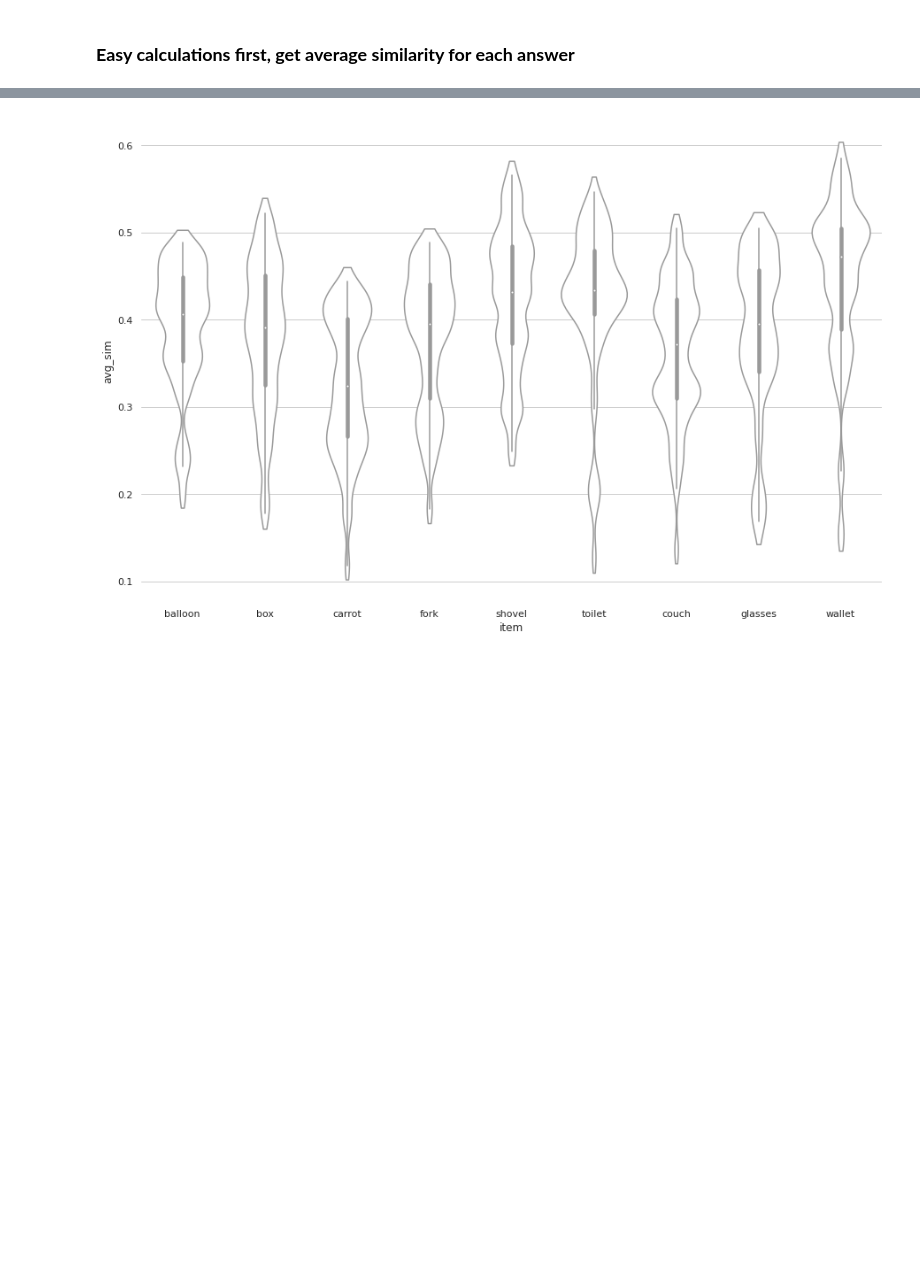
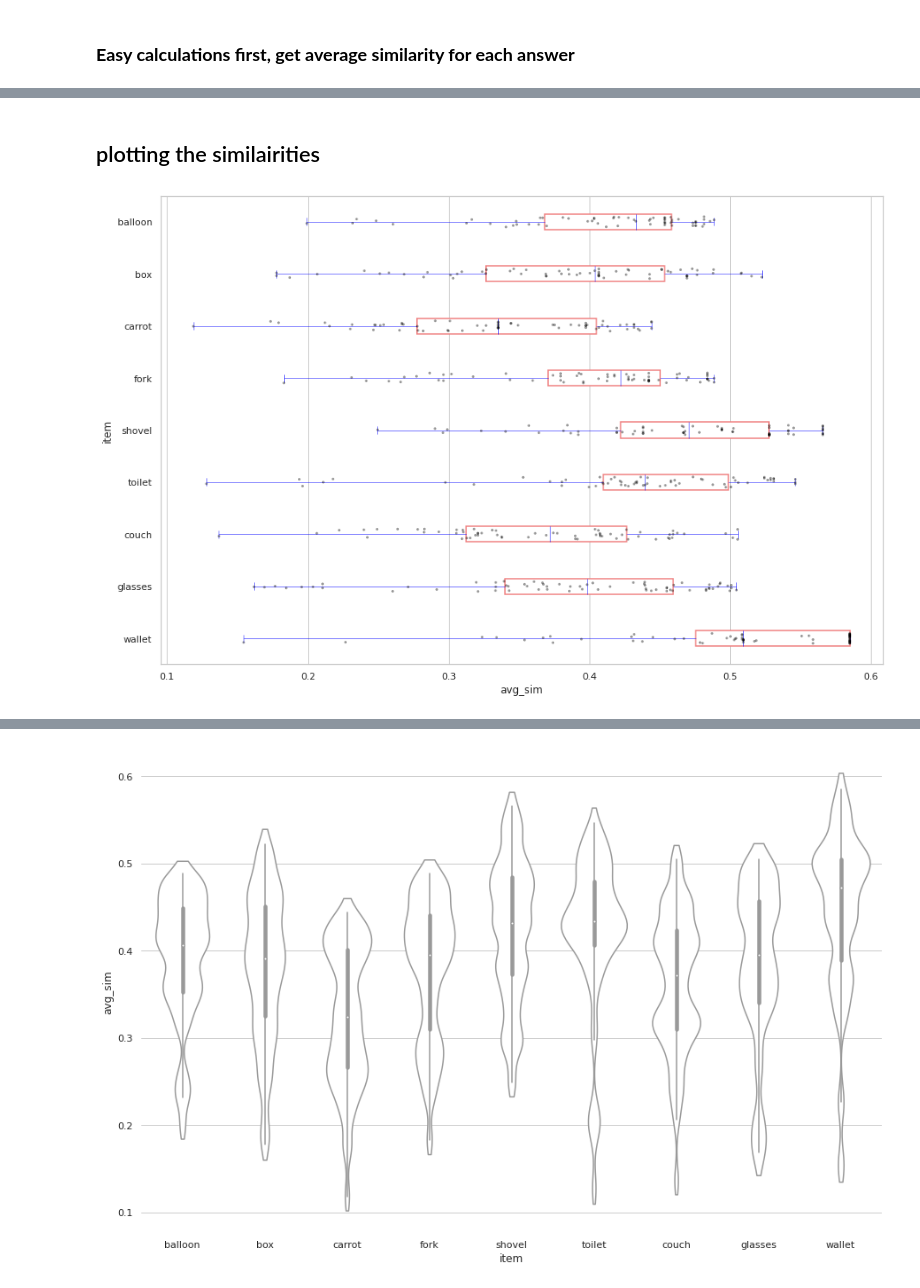
Before and after one commit to scskalicky/creative_naming_lsa, a Jupyter notebook: analyse_sim.ipynb, the cells around one changed output, grey strips where cells are left out. Cells and saved outputs as stored; diff of their text form; code cells hidden in the pictures; blank space fills up the shorter version.

Commit message:
plots

```diff
--- a/analyse_sim.ipynb
+++ b/analyse_sim.ipynb
@@ -24,10 +45,11 @@ for key in nes_sims.keys():
 ### **Easy calculations first, get average similarity for each answer**
 # %%
 import statistics
+from collections import defaultdict
 
-nes_averages = []
+nes_averages = defaultdict(dict)
 
 for item in nes_sims.keys():
   for answer in nes_sims[item].keys():
     values = [v for v in nes_sims[item][answer].values()]
-    nes_averages.append(['English L1', item, answer, statistics.mean(values)])
+    nes_averages[item][answer] = statistics.mean(values)
@@ -34,7 +60,9 @@ for item in nes_sims.keys():
 # %%
-rom_averages = []
+rom_averages = defaultdict(dict)
 
 for item in rom_sims.keys():
   for answer in rom_sims[item].keys():
     values = [v for v in rom_sims[item][answer].values()]
-    rom_averages.append(['English L2', item, answer, statistics.mean(values)])
+    #rom_averages.append(['English L2', item, answer, statistics.mean(values)])
+    rom_averages[item][answer] = statistics.mean(values)
+rom_averages
@@ -44,0 +69,12 @@ rom_summary = pd.DataFrame(rom_averages, columns = ['group', 'item', 'answer', '
+# %%
+# get the old raw data to add the values.
+raw_dat = pd.read_csv('/content/drive/MyDrive/creative_naming/creative_naming_raw_answers.csv')
+raw_dat_nes = raw_dat.loc[(raw_dat['group'] == 'NES') & (raw_dat['on.task'] == 1)].copy()
+raw_dat_rom = raw_dat.loc[(raw_dat['group'] == 'ROM') & (raw_dat['on.task'] == 1)].copy()
+# %%
+# add averages to nes data
+for index, row in raw_dat_nes.iterrows():
+  item = raw_dat_nes.loc[index, 'item']
+  answer = raw_dat_nes.loc[index, 'cleaned_answer']
+
+  raw_dat_nes.loc[index, 'avg_sim'] = nes_averages[item][answer]
@@ -44,0 +90,2 @@ rom_summary = pd.DataFrame(rom_averages, columns = ['group', 'item', 'answer', '
+# %% [markdown]
+## plotting the similairities
@@ -44,0 +95,24 @@ rom_summary = pd.DataFrame(rom_averages, columns = ['group', 'item', 'answer', '
+# %%
+# English L1
+#sns.boxplot(x = 'avg_sim', y = 'item', data = raw_dat_nes, whis = [0, 100], width=.5, color = 'white')
+
+fig, ax = plt.subplots(figsize=(15,10))
+sns.boxplot(x = 'avg_sim', y = 'item', data = similarity_data, width = .3, whis = [0, 100], color = 'white')
+
+#ax.set_xlim(0,1)
+sns.stripplot(x = "avg_sim", y = "item", data = raw_dat_nes, size = 3, alpha = .4, color = 'black')
+
+for i, artist in enumerate(ax.artists):
+  # Set the linecolor on the artist to the facecolor, and set the facecolor to None
+  #col = lighten_color(artist.get_facecolor(), 1.2)
+  #col = 'yellow'
+  artist.set_edgecolor('lightcoral')
+
+  for j in range(i*6,i*6+6):
+    line = ax.lines[j]
+    line.set_color('blue')
+    #line.set_mfc('yellow')
+    #line.set_mec('red')
+    line.set_linewidth(0.5)
+# %% [output]
+[figure, added]
```
Also changed, not shown: parts of 19 cells of this notebook.
